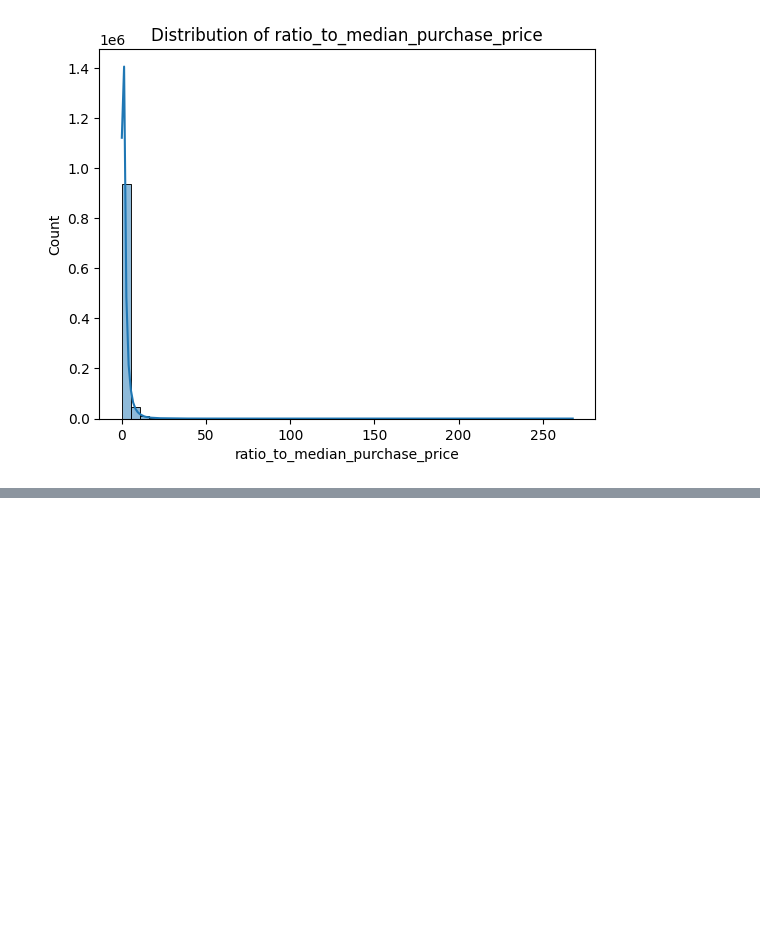
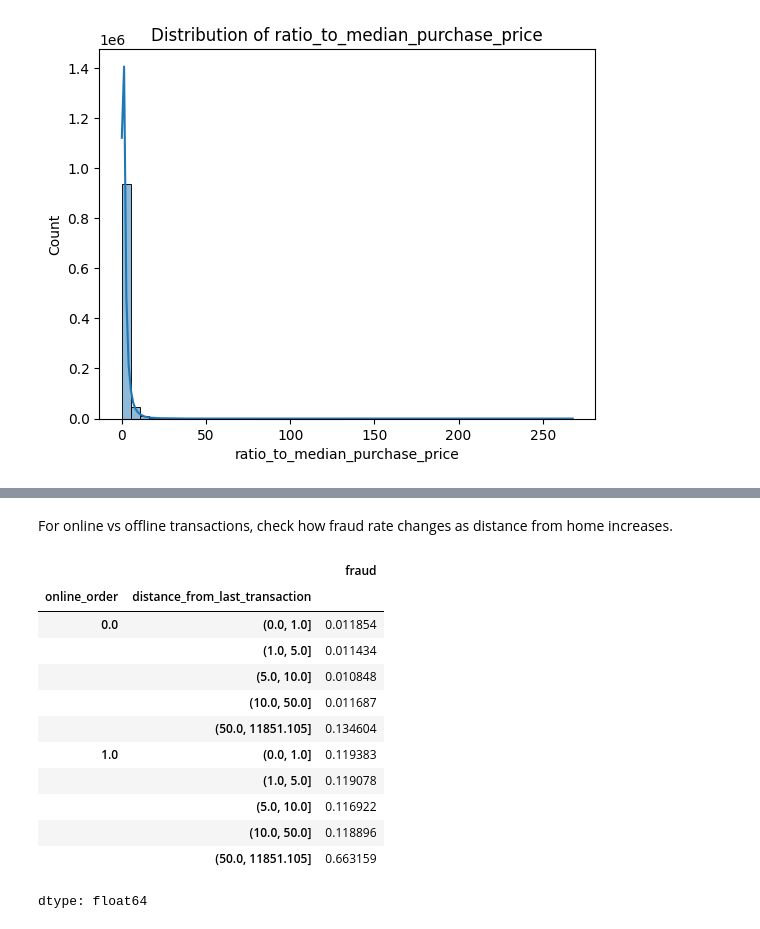
Before and after one commit to Mahaamimiii/Credit_Card_Fraud_Analysis, a Jupyter notebook: Cred_Card_Fraudipynb.ipynb, the cells around one changed output, grey strips where cells are left out. Cells and saved outputs as stored; diff of their text form; code cells hidden in the pictures; blank space fills up the shorter version.

```diff
--- a/Cred_Card_Fraudipynb.ipynb
+++ b/Cred_Card_Fraudipynb.ipynb
@@ -87,0 +352,26 @@ for col in cont_cols:
+# %% [markdown]
+For online vs offline transactions, check how fraud rate changes as distance from home increases.
+# %%
+df.groupby(
+    [
+        'online_order',
+        pd.cut(
+            df['distance_from_last_transaction'],
+            bins=[0, 1, 5, 10, 50, df['distance_from_last_transaction'].max()]
+        )
+    ]
+)['fraud'].mean()
+# %% [output]
+|  |  | fraud |
+| online_order | distance_from_last_transaction |  |
+| 0.0 | (0.0, 1.0] | 0.011854 |
+|  | (1.0, 5.0] | 0.011434 |
+|  | (5.0, 10.0] | 0.010848 |
+|  | (10.0, 50.0] | 0.011687 |
+|  | (50.0, 11851.105] | 0.134604 |
+| 1.0 | (0.0, 1.0] | 0.119383 |
+|  | (1.0, 5.0] | 0.119078 |
+|  | (5.0, 10.0] | 0.116922 |
+|  | (10.0, 50.0] | 0.118896 |
+|  | (50.0, 11851.105] | 0.663159 |
+dtype: float64
```
Also changed, not shown: parts of 71 cells of this notebook.
